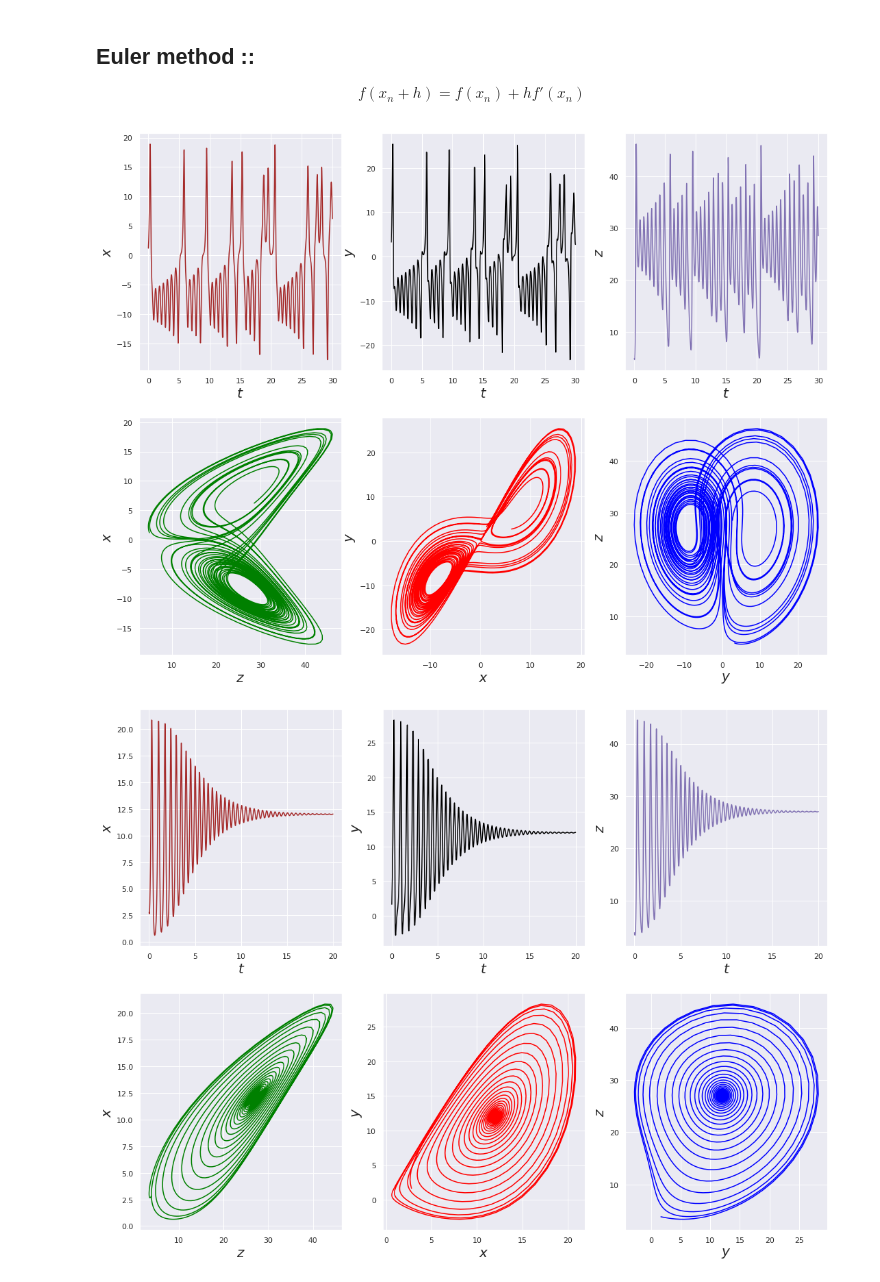
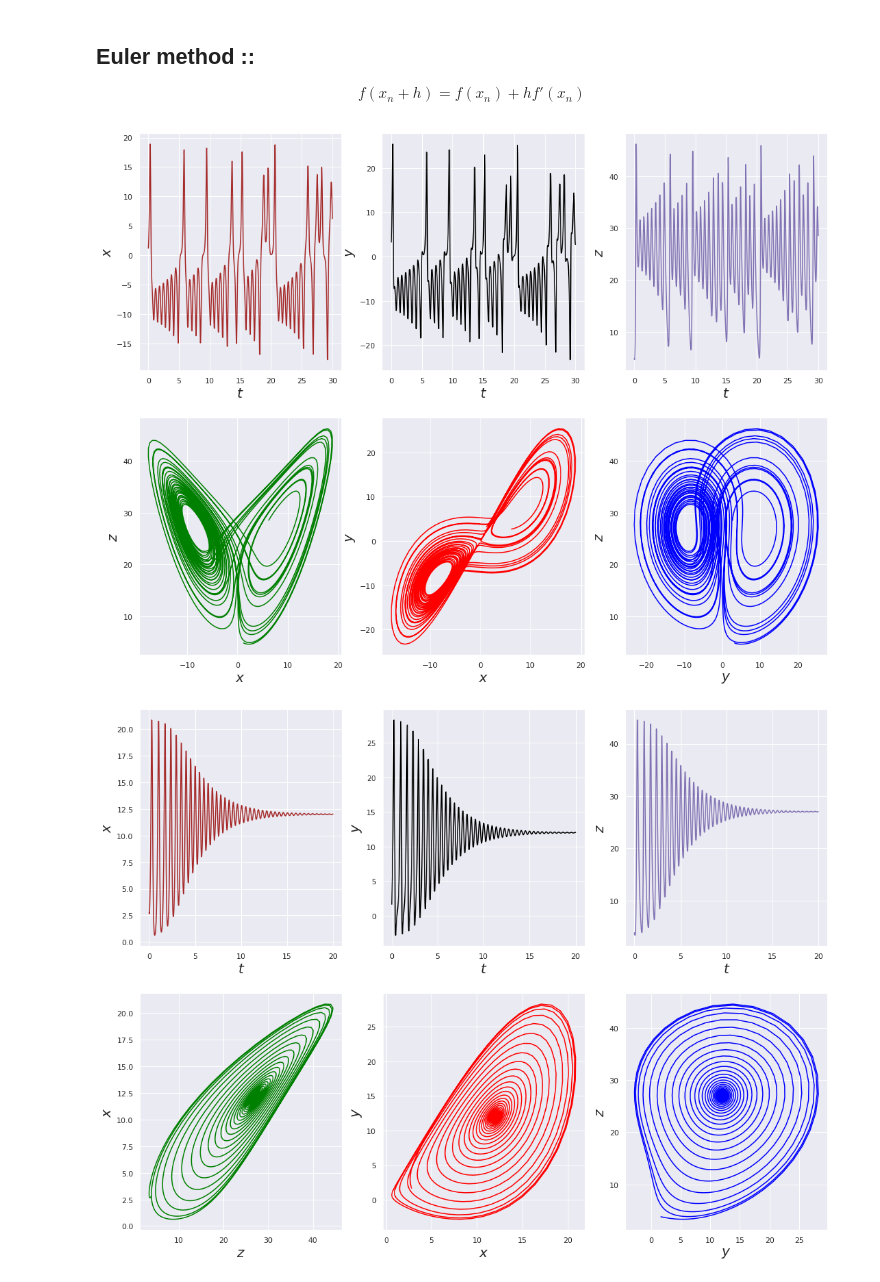
Before and after one commit to Souvik-0612/Dynamics, a Jupyter notebook: Lorenz attractor.ipynb, the cells around one changed output. Cells and saved outputs as stored; diff of their text form; code cells hidden in the pictures.

```diff
--- a/Lorenz attractor.ipynb
+++ b/Lorenz attractor.ipynb
@@ -39,37 +39,37 @@ while(t <= tf):
     xx.append(x)
     yy.append(y)
     zz.append(z)
     tt.append(t)
 
 #Plotting
 plt.rcParams["figure.figsize"] = (18, 14)
 plt.subplot(2, 3, 1)
 plt.plot(tt, xx, "Brown")
 plt.ylabel(r"$x$", size = 20)
 plt.xlabel(r'$t$', size = 20)
 plt.subplot(2, 3, 2)
 plt.plot(tt, yy, "Black")
 plt.ylabel(r"$y$", size = 20)
 plt.xlabel(r'$t$', size = 20)
 plt.subplot(2, 3, 3)
 plt.plot(tt, zz, "m")
 plt.ylabel(r"$z$", size = 20)
 plt.xlabel(r'$t$', size = 20)
 plt.subplot(2, 3, 4)
-plt.plot(zz, xx, "green")
-plt.ylabel(r"$x$", size = 20)
-plt.xlabel(r'$z$', size = 20)
+plt.plot(xx, zz, "green")
+plt.ylabel(r"$z$", size = 20)
+plt.xlabel(r'$x$', size = 20)
 plt.subplot(2, 3, 5)
 plt.plot(xx, yy, "red")
 plt.ylabel(r"$y$", size = 20)
 plt.xlabel(r'$x$', size = 20)
 plt.subplot(2, 3, 6)
 plt.plot(yy, zz, "blue")
 plt.ylabel(r"$z$", size = 20)
 plt.xlabel(r'$y$', size = 20)
 plt.show()
 # %% [output]
-[figure, old version]
+[figure, new version]
 # %%
 def df1(x, y, z): return 10*(y - x)
 def df2(x, y, z): return x*(28 - z)- y
```
